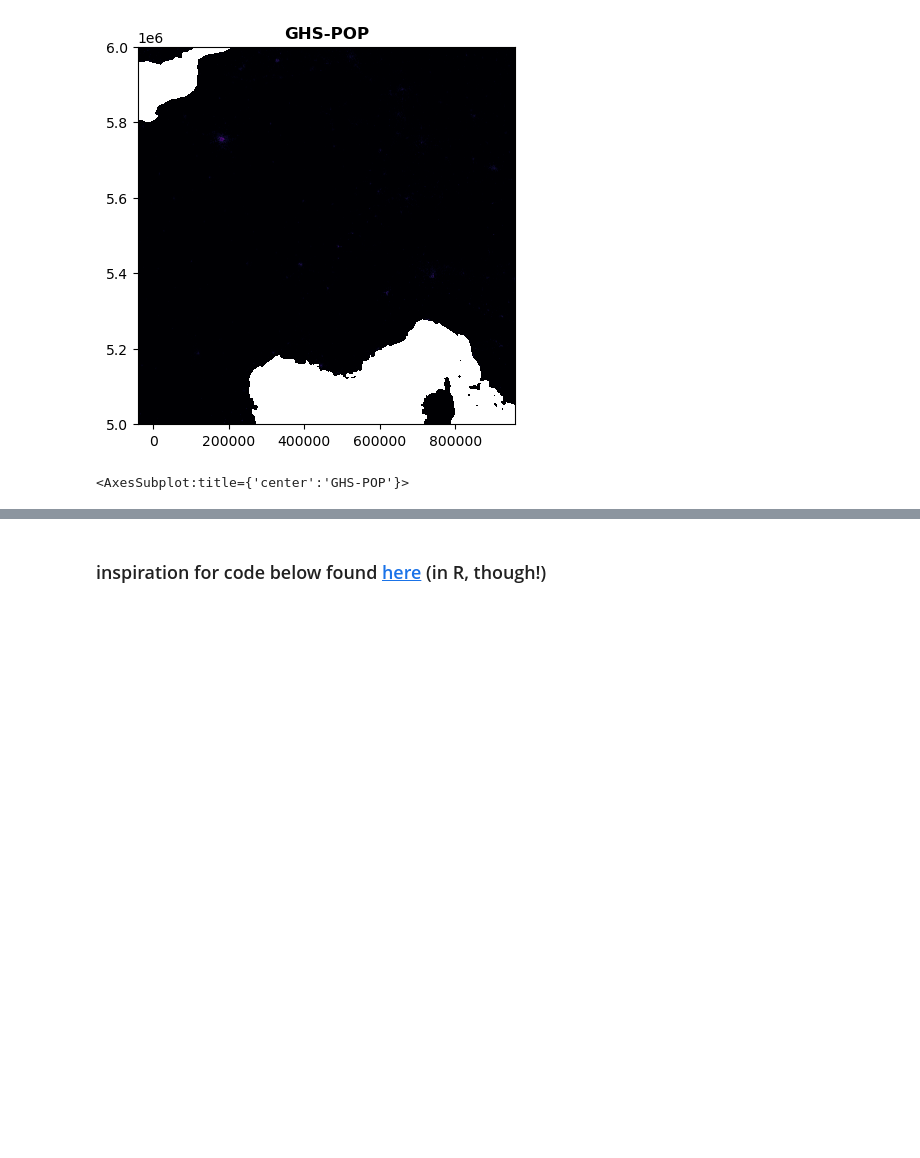
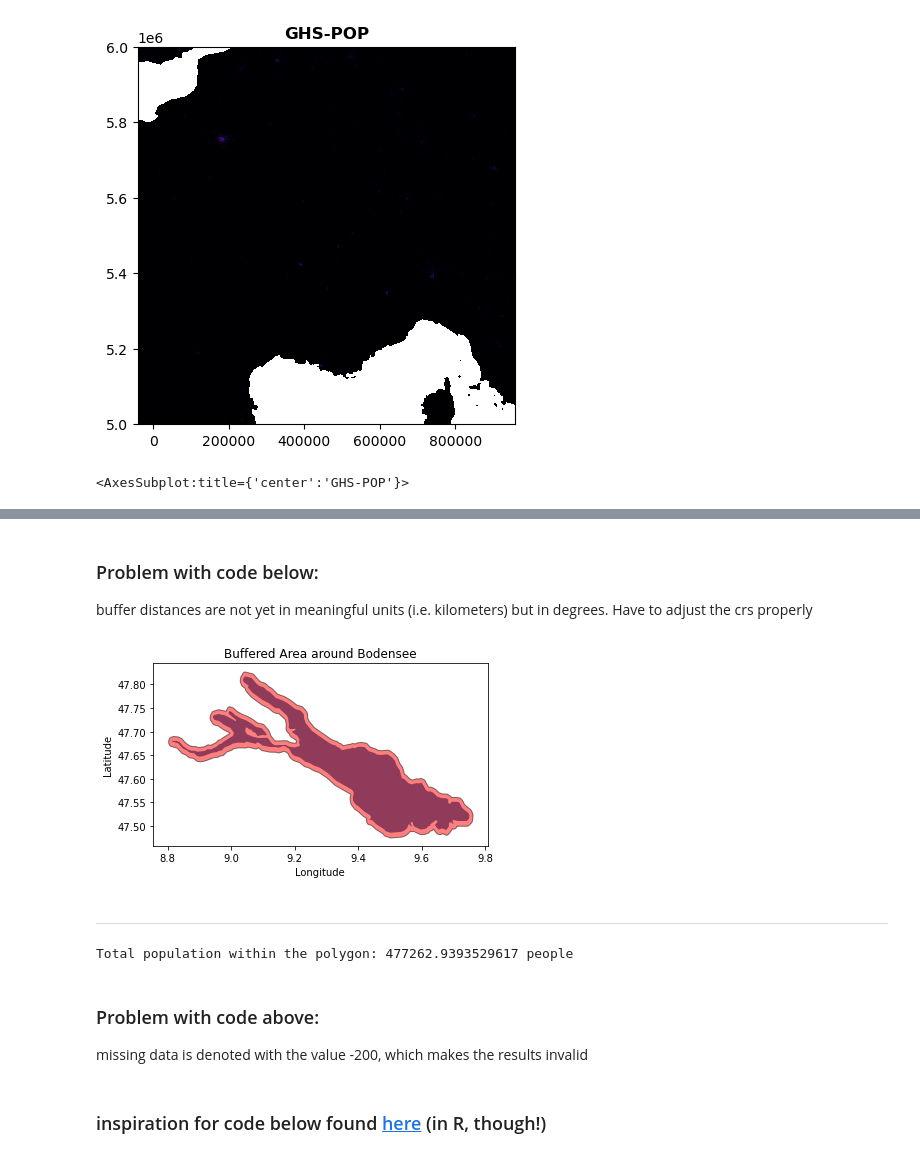
Before and after one commit to nicolas-froehlich/Map-Magic, a Jupyter notebook: Bodenseemenschen.ipynb, the cells around one changed output, grey strips where cells are left out. Saved outputs shown, nothing was run; the diff lists cells and outputs as text; code cells hidden in the pictures; blank space fills up the shorter version.

```diff
--- a/Bodenseemenschen.ipynb
+++ b/Bodenseemenschen.ipynb
@@ -91,0 +134,38 @@ show(ghs_pop, title='GHS-POP', cmap='inferno')
+# %% [markdown]
+### Problem with code below:
+buffer distances are not yet in meaningful units (i.e. kilometers) but in degrees.
+Have to adjust the crs properly
+# %%
+# Specify the original CRS (Coordinate Reference System)
+gdf.crs = 'EPSG:4326'
+
+original_crs = gdf.crs
+
+# Filter to Caspian Sea
+caspian_sea = gdf[gdf['LAKE_NAME'] == 'Bodensee'].geometry.squeeze()
+
+# Buffer the Caspian Sea geometry
+buffer_distance_km = 0.01
+buffered_geometry = caspian_sea.buffer(buffer_distance_km)
+
+# Create a GeoDataFrame with the buffered geometry
+buffered_gdf = gpd.GeoDataFrame(geometry=[buffered_geometry], crs=original_crs)
+
+# Reproject to a suitable CRS for visualization (e.g., Plate Carrée)
+buffered_gdf = buffered_gdf.to_crs(epsg=4326)
+
+# Plot the original Caspian Sea and the buffered area for visualization
+ax = gdf[gdf['LAKE_NAME'] == 'Bodensee'].to_crs(epsg=4326).plot()
+buffered_gdf.plot(ax=ax, alpha=0.5, color='red', edgecolor='black')
+
+# Customize the plot if needed
+plt.title('Buffered Area around Bodensee')
+plt.xlabel('Longitude')
+plt.ylabel('Latitude')
+
+# Show the plot
+plt.show()
+# %% [output]
+[figure, added]
+# %% [markdown]
+---
@@ -92,3 +175,26 @@ show(ghs_pop, title='GHS-POP', cmap='inferno')
+# %%
+# Reproject the polygon to match the raster CRS
+gdf = buffered_gdf.to_crs(ghs_pop.crs)
+
+# Get the geometry of the polygon (assuming it's a single polygon)
+polygon_geometry = gdf.geometry.unary_union
+
+# Create a bounding box for the polygon
+minx, miny, maxx, maxy = polygon_geometry.bounds
+bbox = box(minx, miny, maxx, maxy)
+
+# Clip the raster with the bounding box of the polygon
+out_image, out_transform = mask(ghs_pop, [bbox], crop=True)
+
+# Calculate the total population within the polygon
+total_population = out_image.sum()
+
+print(f"Total population within the polygon: {total_population} people")
+# %% [output]
+Total population within the polygon: 477262.9393529617 people
+# %% [markdown]
+### Problem with code above:
+missing data is denoted with the value -200, which makes the results invalid
 # %% [markdown]
 ### inspiration for code below found [here](https://rpubs.com/ricardo_ochoa/416712) (in R, though!)
 # %%
```
Also changed, not shown: parts of 15 cells of this notebook.
